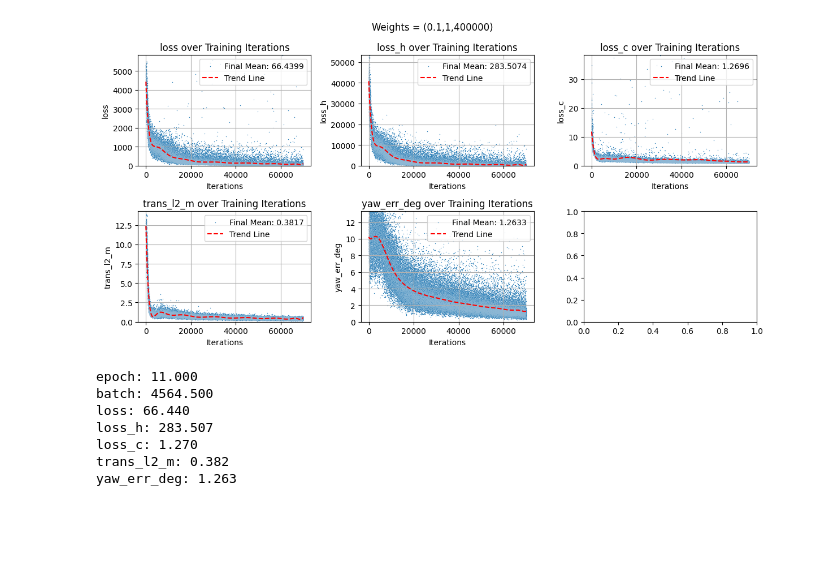
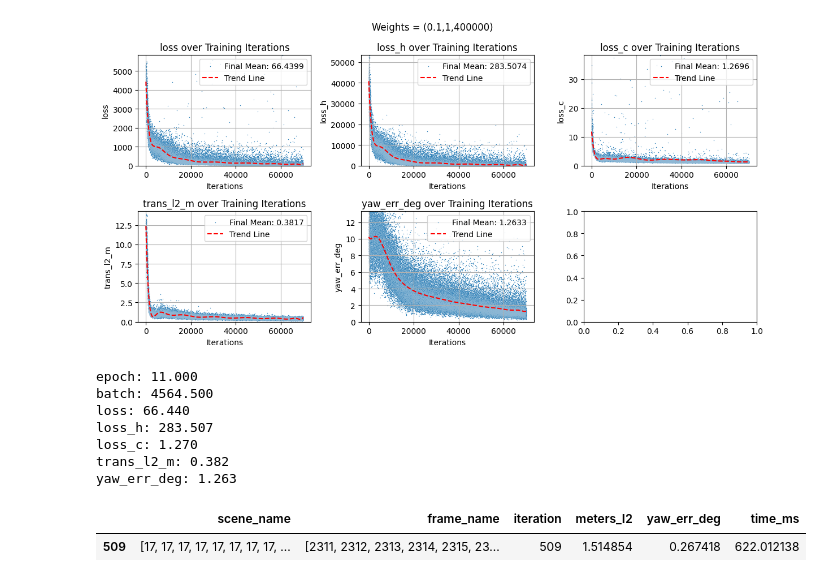
Before and after one commit to ifinckh/2025_sem_proj_FINCKH_VITA, a Jupyter notebook: results.ipynb, the cells around one changed output. Saved outputs shown, nothing was run; the diff lists cells and outputs as text; code cells hidden in the pictures; blank space fills up the shorter version.

```diff
--- a/results.ipynb
+++ b/results.ipynb
@@ -323,0 +330,5 @@ yaw_err_deg: 1.263
+# %%
+df.loc[df.meters_l2 > 1.5]
+# %% [output]
+|  | scene_name | frame_name | iteration | meters_l2 | yaw_err_deg | time_ms |
+| 509 | [17, 17, 17, 17, 17, 17, 17, 17, ... | [2311, 2312, 2313, 2314, 2315, 23... | 509 | 1.514854 | 0.267418 | 622.012138 |
```
Also changed, not shown: parts of 6 cells of this notebook, 22 other files.
